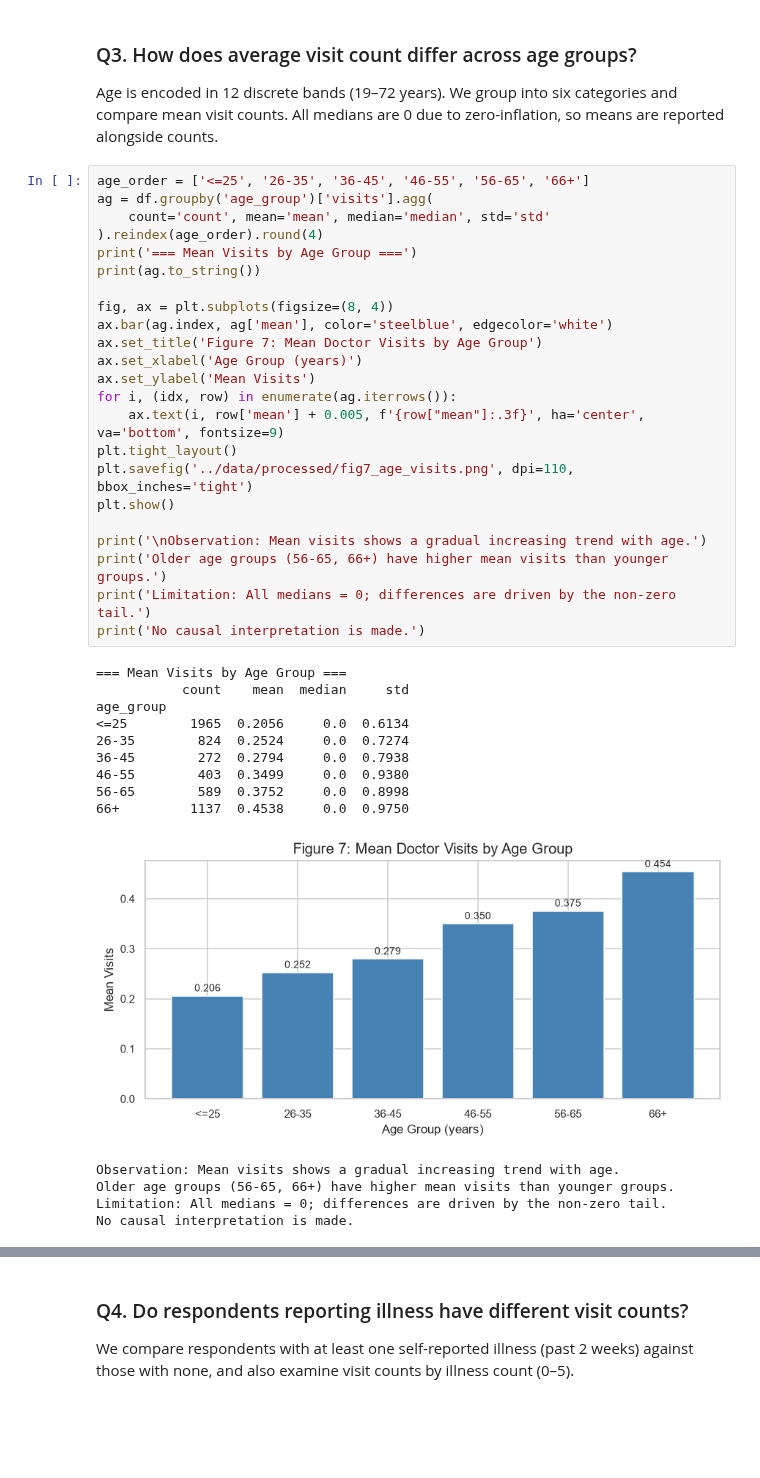
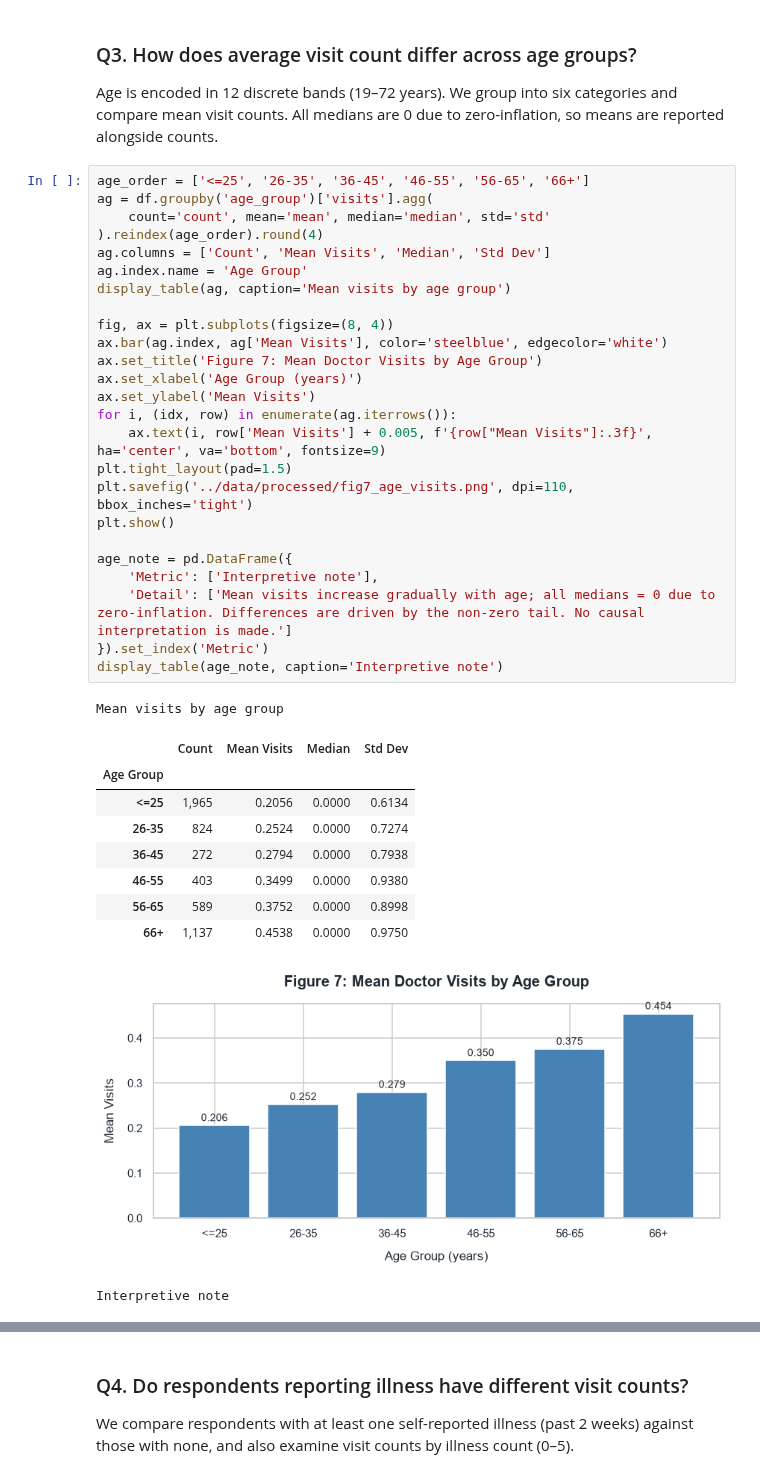
Before and after one commit to Ritusmita09/Healthcare-Analytics-Doctor-Visits, a Jupyter notebook: notebooks/healthcare_analytics.ipynb, the cells around one changed output, grey strips where cells are left out. Drawn from its saved outputs; the diff is of its cells as text; blank space fills up the shorter version.

```diff
--- a/notebooks/healthcare_analytics.ipynb
+++ b/notebooks/healthcare_analytics.ipynb
@@ -561,38 +780,37 @@ means are reported alongside counts.
 # %%
 age_order = ['<=25', '26-35', '36-45', '46-55', '56-65', '66+']
 ag = df.groupby('age_group')['visits'].agg(
     count='count', mean='mean', median='median', std='std'
 ).reindex(age_order).round(4)
-print('=== Mean Visits by Age Group ===')
-print(ag.to_string())
+ag.columns = ['Count', 'Mean Visits', 'Median', 'Std Dev']
+ag.index.name = 'Age Group'
+display_table(ag, caption='Mean visits by age group')
 
 fig, ax = plt.subplots(figsize=(8, 4))
-ax.bar(ag.index, ag['mean'], color='steelblue', edgecolor='white')
+ax.bar(ag.index, ag['Mean Visits'], color='steelblue', edgecolor='white')
 ax.set_title('Figure 7: Mean Doctor Visits by Age Group')
 ax.set_xlabel('Age Group (years)')
 ax.set_ylabel('Mean Visits')
 for i, (idx, row) in enumerate(ag.iterrows()):
-    ax.text(i, row['mean'] + 0.005, f'{row["mean"]:.3f}', ha='center', va='bottom', fontsize=9)
-plt.tight_layout()
+    ax.text(i, row['Mean Visits'] + 0.005, f'{row["Mean Visits"]:.3f}', ha='center', va='bottom', fontsize=9)
+plt.tight_layout(pad=1.5)
 plt.savefig('../data/processed/fig7_age_visits.png', dpi=110, bbox_inches='tight')
 plt.show()
 
-print('\nObservation: Mean visits shows a gradual increasing trend with age.')
-print('Older age groups (56-65, 66+) have higher mean visits than younger groups.')
-print('Limitation: All medians = 0; differences are driven by the non-zero tail.')
-print('No causal interpretation is made.')
+age_note = pd.DataFrame({
+    'Metric': ['Interpretive note'],
+    'Detail': ['Mean visits increase gradually with age; all medians = 0 due to zero-inflation. Differences are driven by the non-zero tail. No causal interpretation is made.']
+}).set_index('Metric')
+display_table(age_note, caption='Interpretive note')
 # %% [output]
-=== Mean Visits by Age Group ===
-           count    mean  median     std
-age_group
-<=25        1965  0.2056     0.0  0.6134
-26-35        824  0.2524     0.0  0.7274
-36-45        272  0.2794     0.0  0.7938
-46-55        403  0.3499     0.0  0.9380
-56-65        589  0.3752     0.0  0.8998
-66+         1137  0.4538     0.0  0.9750
+Mean visits by age group
+|  | Count | Mean Visits | Median | Std Dev |
+| Age Group |  |  |  |  |
+| <=25 | 1,965 | 0.2056 | 0.0000 | 0.6134 |
+| 26-35 | 824 | 0.2524 | 0.0000 | 0.7274 |
+| 36-45 | 272 | 0.2794 | 0.0000 | 0.7938 |
+| 46-55 | 403 | 0.3499 | 0.0000 | 0.9380 |
+| 56-65 | 589 | 0.3752 | 0.0000 | 0.8998 |
+| 66+ | 1,137 | 0.4538 | 0.0000 | 0.9750 |
-[figure, old version]
+[figure, new version]
-Observation: Mean visits shows a gradual increasing trend with age.
-Older age groups (56-65, 66+) have higher mean visits than younger groups.
-Limitation: All medians = 0; differences are driven by the non-zero tail.
-No causal interpretation is made.
+Interpretive note
```
Also changed, not shown: parts of 52 cells of this notebook, 18 other files.
